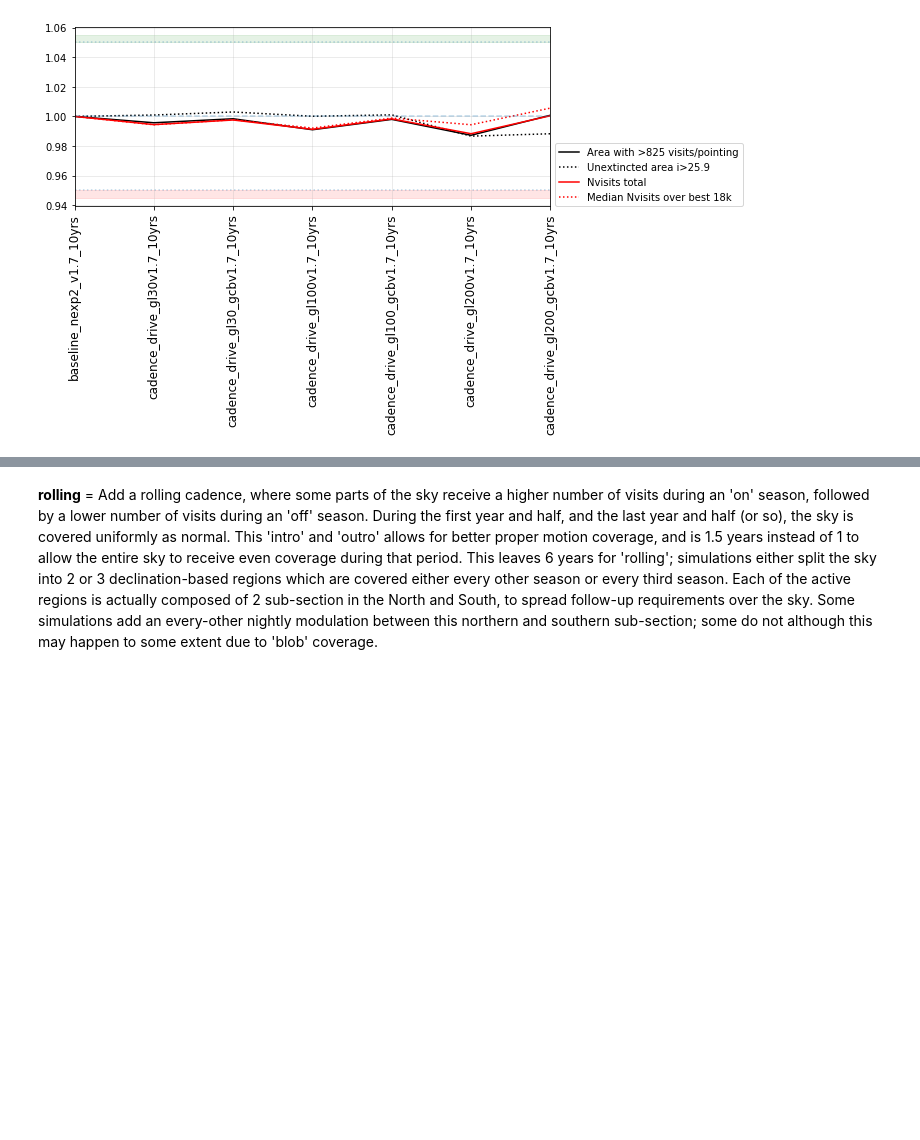
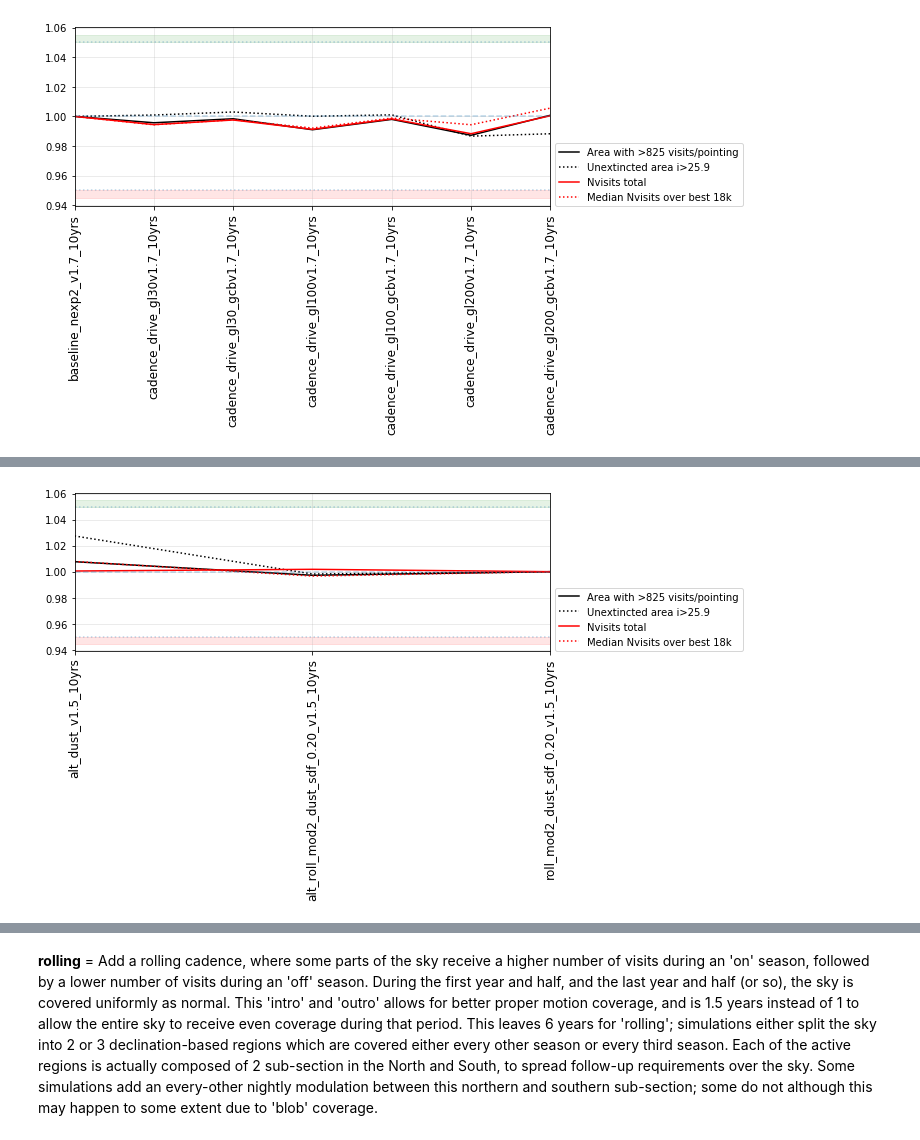
Before and after one commit to lsst-pst/survey_strategy, a Jupyter notebook: fbs_1.7/SummaryInfo.ipynb, the cells around one changed output, grey strips where cells are left out. Cells and saved outputs as stored; diff of their text form; code cells hidden in the pictures; blank space fills up the shorter version.

Commit message:
Adding alt_rolling back into list

```diff
--- a/fbs_1.7/SummaryInfo.ipynb
+++ b/fbs_1.7/SummaryInfo.ipynb
@@ -304,3 +316,7 @@ families.plot_areaNvis('filter_cadence')
+# %%
+families.plot_areaNvis('alt_rolling')
+# %% [output]
+[figure, added]
 # %% [markdown]
 <a id="rolling"></a>
 # %%
```
Also changed, not shown: parts of 4 cells of this notebook, 1 other file.
